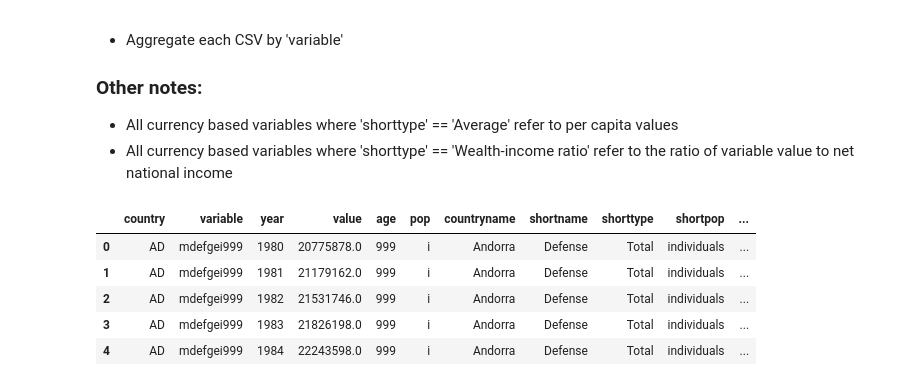
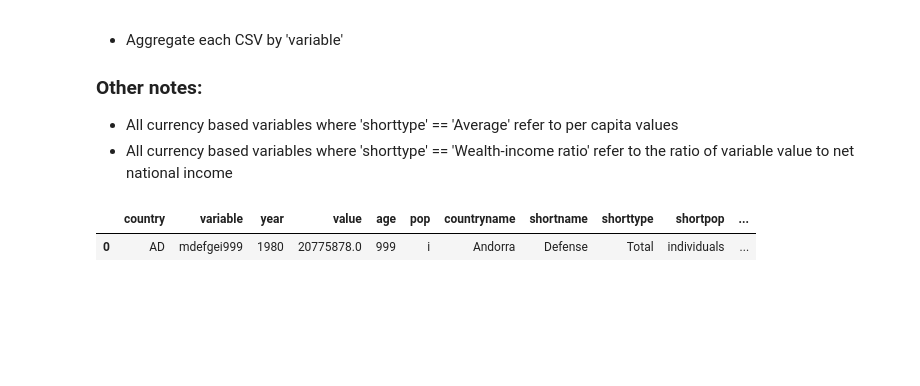
Before and after one commit to aldillon88/world-inequality-analysis, a Jupyter notebook: notebooks/main-eda.ipynb, the cells around one changed output. Saved outputs shown, nothing was run; the diff lists cells and outputs as text; code cells hidden in the pictures; blank space fills up the shorter version.

```diff
--- a/notebooks/main-eda.ipynb
+++ b/notebooks/main-eda.ipynb
@@ -34,34 +34,30 @@ aggregated_path = os.path.join(data_path, "aggregated")
 # %%
 schema = {
     'country': 'str',
     'variable': 'str',
     'year': 'int',
     'value': 'float',
     'age': 'str',
     'pop': 'str',
     'countryname': 'str',
     'shortname': 'str',
     'shorttype': 'str',
     'shortpop': 'str',
     'shortage': 'str',
     'unit': 'str',
     'source': 'str',
     'method': 'str',
     'value_usd': 'float',
     'value_ppp': 'float',
     'region': 'str',
     'subregion': 'str',
     'value_usd_per_capita': 'float'
 }
 
 defense_path = f"{aggregated_path}/Defense.csv"
 defense = pd.read_csv(defense_path)
 defense = defense[(defense['country'] != 'RS') & (defense['countryname'] != 'Venezuela')]
-defense.head()
+defense.head(1)
 # %% [output]
 |  | country | variable | year | value | age | pop | countryname | shortname | shorttype | shortpop | ... |
 | 0 | AD | mdefgei999 | 1980 | 20775878.0 | 999 | i | Andorra | Defense | Total | individuals | ... |
-| 1 | AD | mdefgei999 | 1981 | 21179162.0 | 999 | i | Andorra | Defense | Total | individuals | ... |
-| 2 | AD | mdefgei999 | 1982 | 21531746.0 | 999 | i | Andorra | Defense | Total | individuals | ... |
-| 3 | AD | mdefgei999 | 1983 | 21826198.0 | 999 | i | Andorra | Defense | Total | individuals | ... |
-| 4 | AD | mdefgei999 | 1984 | 22243598.0 | 999 | i | Andorra | Defense | Total | individuals | ... |
```
Also changed, not shown: parts of 10 cells of this notebook, 2 other files.
